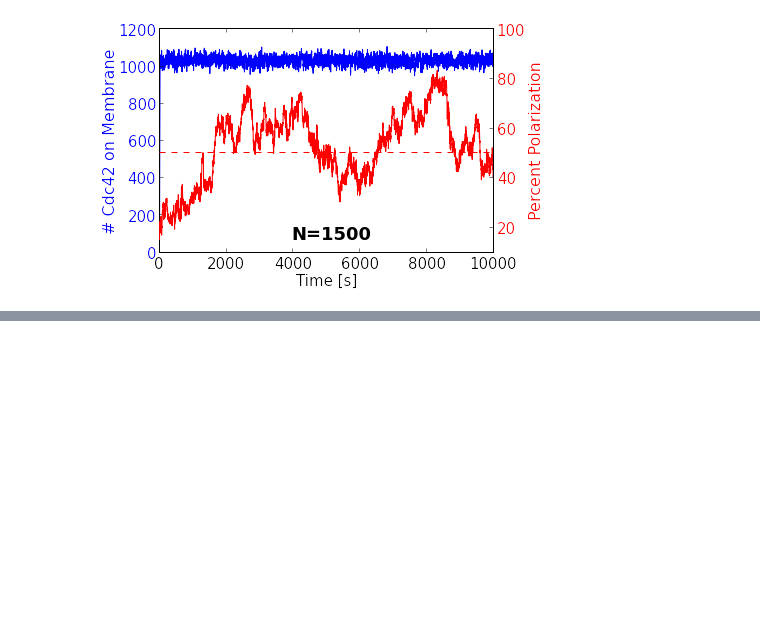
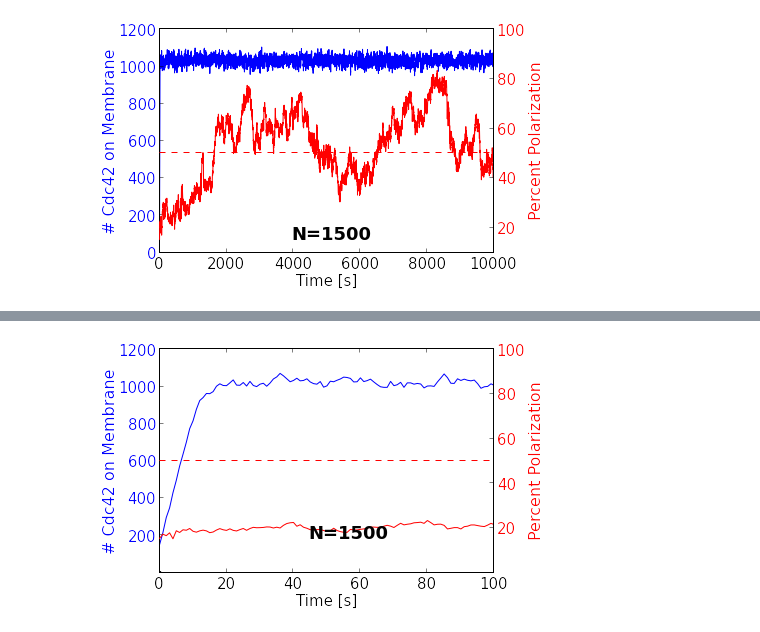
Before and after one commit to briandrawert/MOLNS_notebooks, a Jupyter notebook: Yeast_Polarization_Current_Parameter_Sweep.ipynb, the cells around one changed output, grey strips where cells are left out. Cells and saved outputs as stored; diff of their text form; code cells hidden in the pictures; blank space fills up the shorter version.

```diff
--- a/Yeast_Polarization_Current_Parameter_Sweep.ipynb
+++ b/Yeast_Polarization_Current_Parameter_Sweep.ipynb
@@ -279,0 +367,4 @@ yyplot(N=21)
+# %%
+yyplot_analysis(analysis1500, 1500)
+# %% [output]
+[figure, added]
```
Also changed, not shown: parts of 21 cells of this notebook.
